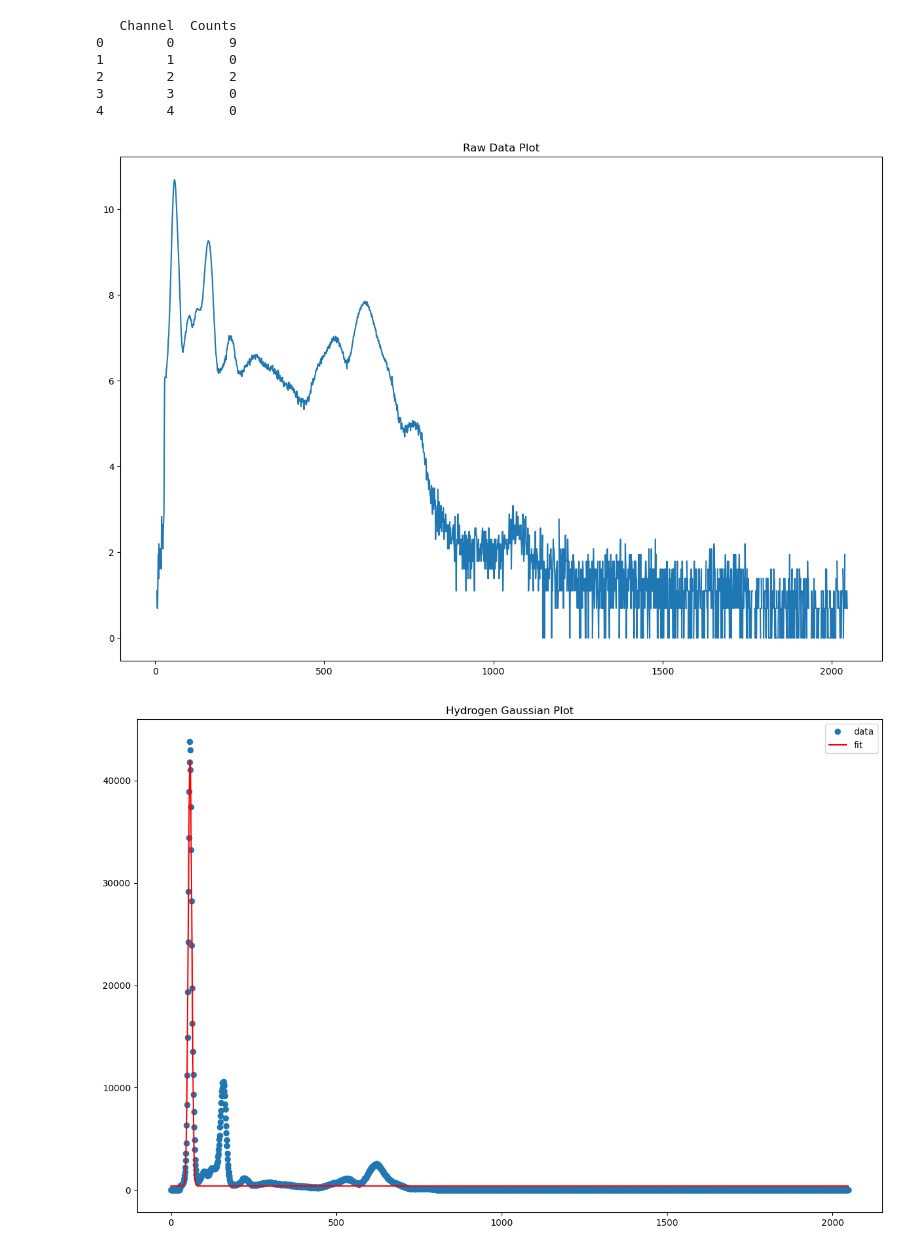
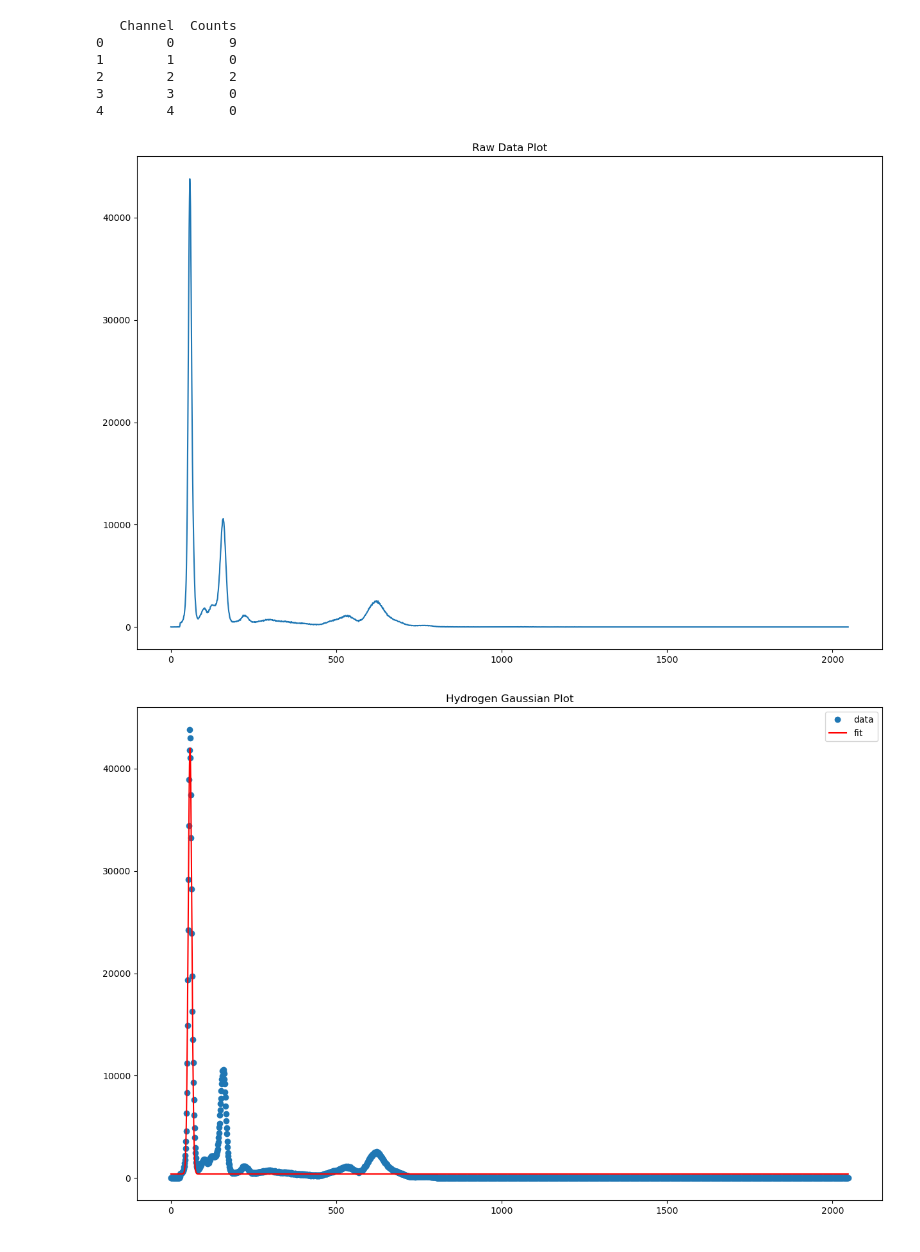
Before and after one commit to ethan-ryan-gh/gam-spec, a Jupyter notebook: Ba_133_Analysis.ipynb, the cells around one changed output. Saved outputs shown, nothing was run; the diff lists cells and outputs as text; code cells hidden in the pictures.

```diff
--- a/Ba_133_Analysis.ipynb
+++ b/Ba_133_Analysis.ipynb
@@ -8,35 +8,35 @@ import numpy as np # number stuff, creates arrays
 import matplotlib.pyplot as plt # plotting
 from scipy.optimize import curve_fit # curve fit class
 
 
 ##############
 # Import data
 ##############
 
 df_Ba_133 = pd.read_csv("Ba_133.csv") # create pandas dataframe
 print(df_Ba_133.head()) # print first 5 rows
 
 
 ##############
 # Plot data
 ##############
 
 x_Ba_133 = df_Ba_133["Channel"] # grab column
-y_Ba_133 = np.log(df_Ba_133["Counts"]) # grab column
+y_Ba_133 = df_Ba_133["Counts"] # grab column
 plt.figure(figsize=(15,10))
 plt.xlabel("")
 plt.ylabel("")
 plt.title("Raw Data Plot")
 plt.plot(x_Ba_133, y_Ba_133)
 plt.show()
 # %% [output]
    Channel  Counts
 0        0       9
 1        1       0
 2        2       2
 3        3       0
 4        4       0
-[figure, old version]
+[figure, new version]
 # %%
 ########################
 # Input constant values
```
Also changed, not shown: parts of 2 cells of this notebook, 5 other files.
